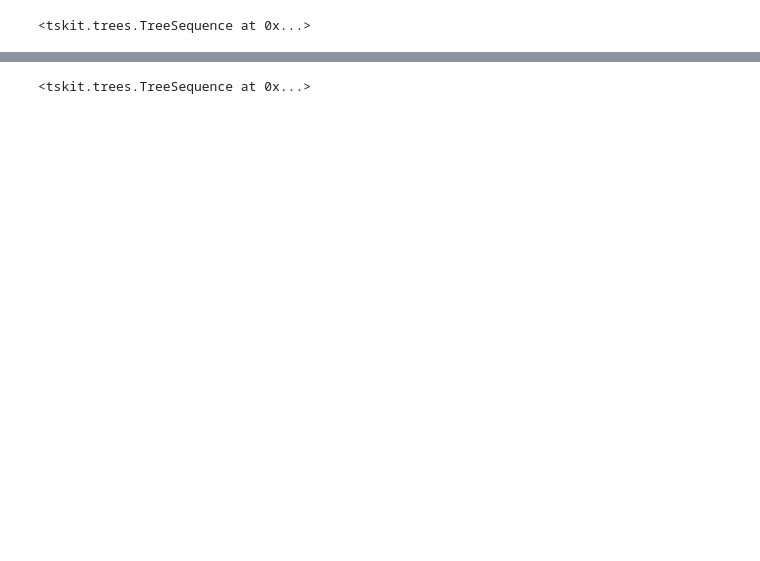
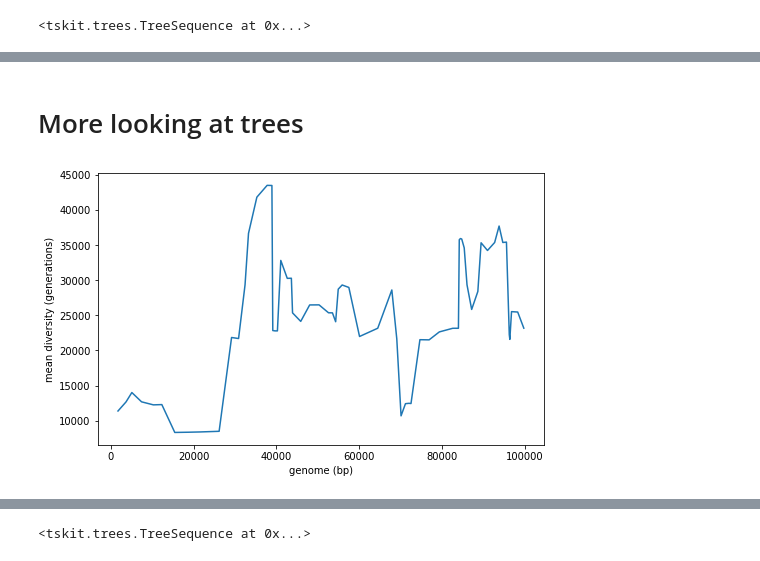
Before and after one commit to petrelharp/evolution_2021, a Jupyter notebook: examples/examples.ipynb, the cells around one changed output, grey strips where cells are left out. Saved outputs shown, nothing was run; the diff lists cells and outputs as text; code cells hidden in the pictures; blank space fills up the shorter version.

```diff
--- a/examples/examples.ipynb
+++ b/examples/examples.ipynb
@@ -10,8 +12,10 @@ matplotlib.rcParams['figure.figsize'] = (8,5)
 # %%
 ts = msprime.sim_ancestry(
-    samples=500,
-    sequence_length=1e7,
-    population_size=4000)
+    samples=20,
+    sequence_length=1e5,
+    recombination_rate=1e-8,
+    population_size=4000,
+    random_seed=456)
 ts
 # %% [output]
 <tskit.trees.TreeSequence at 0x...>
@@ -17,0 +30,3 @@ ts
+# %%
+ts = msprime.sim_mutations(ts, rate=1e-8)
+ts
@@ -17,0 +62,15 @@ ts
+# %% [markdown]
+# More looking at trees
+# %%
+def plot_diversity(ts):
+    x = np.fromiter(ts.breakpoints(), dtype='float')
+    pi = ts.diversity(windows='trees', mode='branch')
+    fig, ax = plt.subplots()
+    ax.plot(x[:-1] + np.diff(x)/2, pi)
+    ax.set_xlabel("genome (bp)")
+    ax.set_ylabel("mean diversity (generations)")
+    return fig, ax
+# %%
+plot_diversity(ts);
+# %% [output]
+[figure, added]
```
Also changed, not shown: parts of 54 cells of this notebook, 1 other file.
